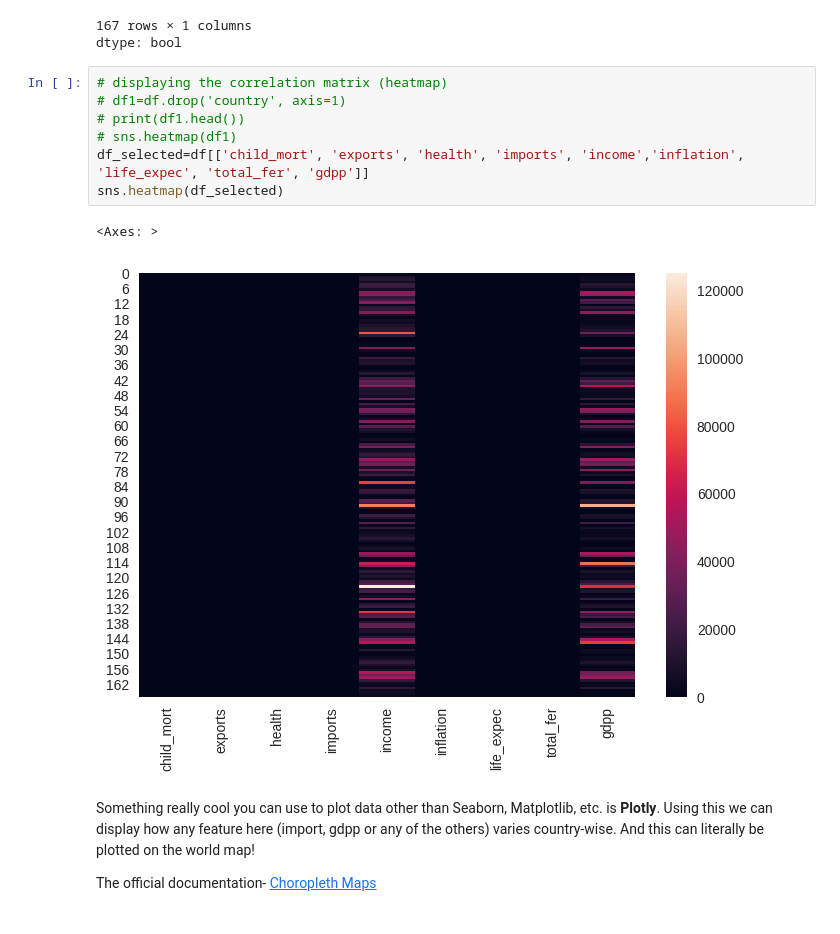
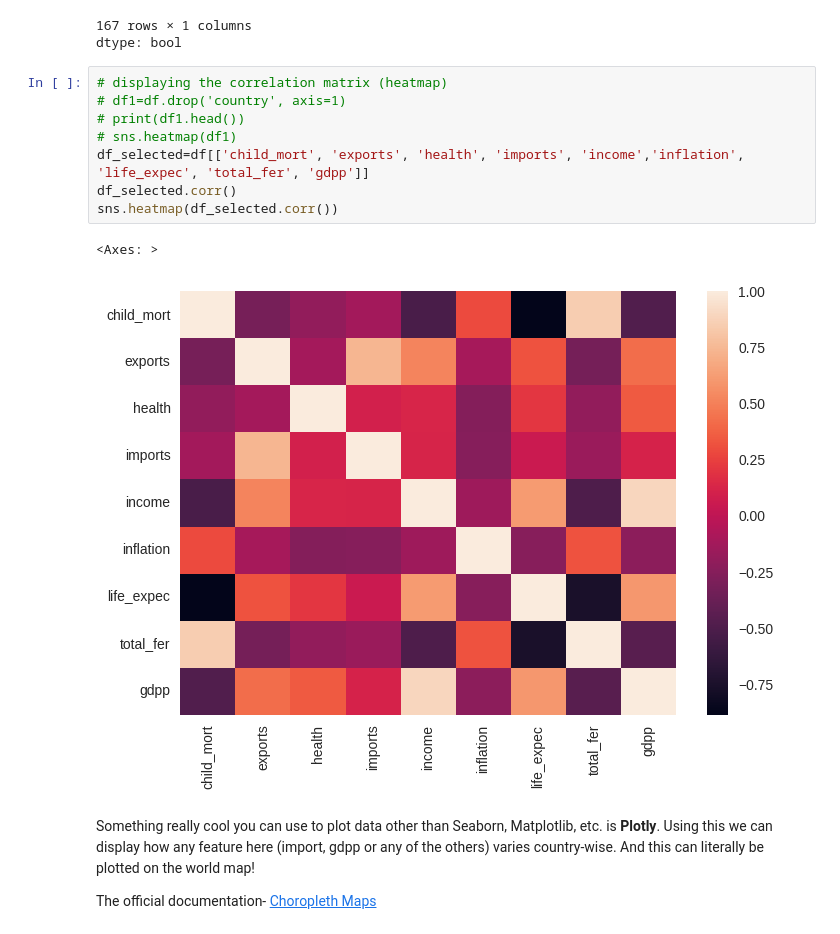
Before and after one commit to Vrushti07/Synapse, a Jupyter notebook: Copy_of_Synapse_LP_Task_3_.ipynb, the cells around one changed output. Drawn from its saved outputs; the diff is of its cells as text.

```diff
--- a/Copy_of_Synapse_LP_Task_3_.ipynb
+++ b/Copy_of_Synapse_LP_Task_3_.ipynb
@@ -128,13 +128,14 @@ dtype: bool
 # %%
 # displaying the correlation matrix (heatmap)
 # df1=df.drop('country', axis=1)
 # print(df1.head())
 # sns.heatmap(df1)
 df_selected=df[['child_mort', 'exports', 'health', 'imports', 'income','inflation', 'life_expec', 'total_fer', 'gdpp']]
-sns.heatmap(df_selected)
+df_selected.corr()
+sns.heatmap(df_selected.corr())
 # %% [output]
 <Axes: >
-[figure, old version]
+[figure, new version]
 # %% [markdown]
 Something really cool you can use to plot data other than Seaborn, Matplotlib, etc. is **Plotly**. Using this we can display how any feature here (import, gdpp or any of the others) varies country-wise.
 And this can literally be plotted on the world map!
```
Also changed, not shown: parts of 27 cells of this notebook.
